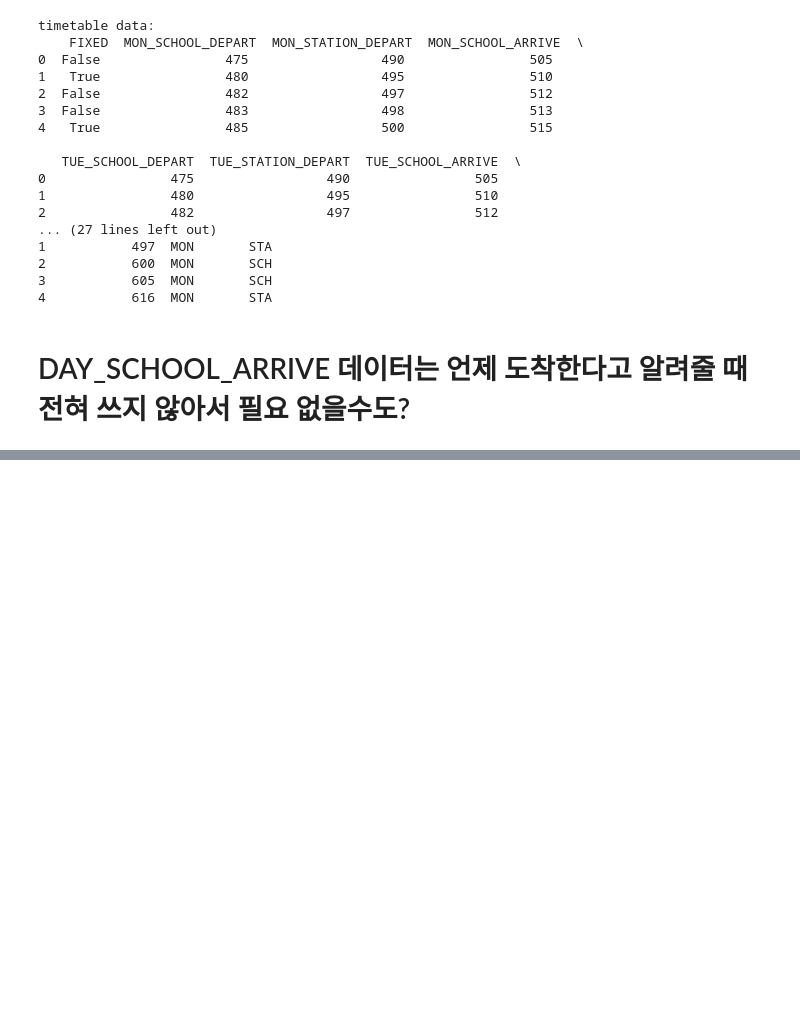
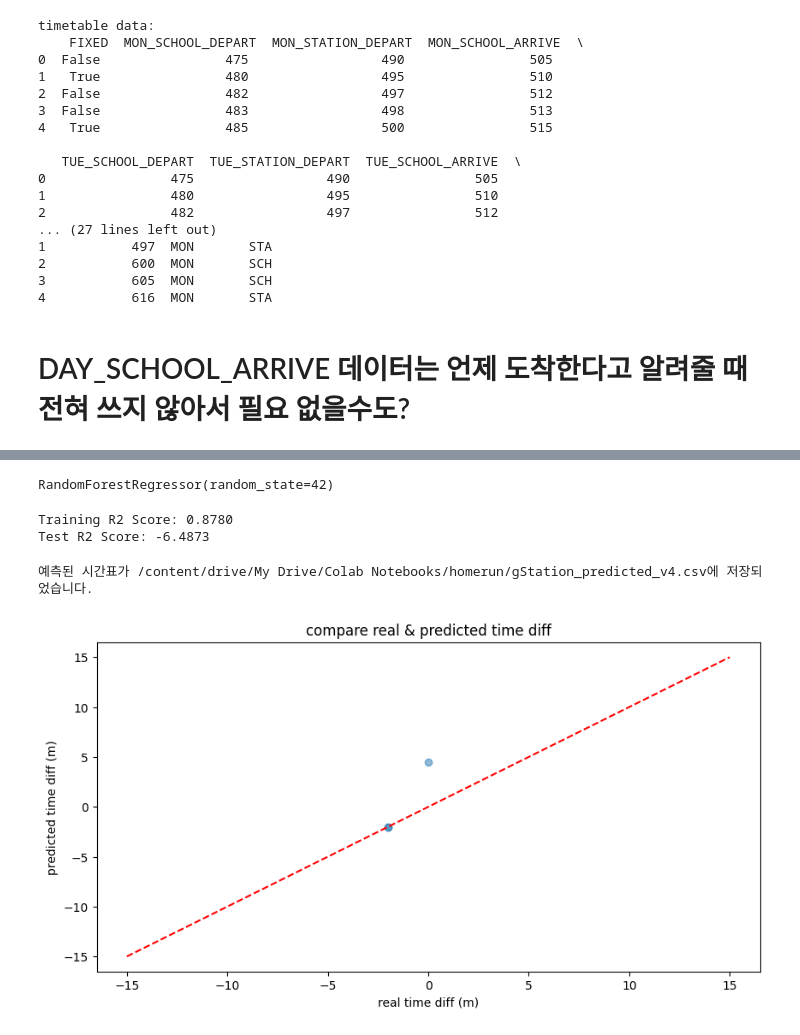
Before and after one commit to ijodea/shuttle_model, a Jupyter notebook: code/shuttle_model_v4.ipynb, the cells around one changed output, grey strips where cells are left out. Drawn from its saved outputs; the diff is of its cells as text; code cells hidden in the pictures; blank space fills up the shorter version.

```diff
--- a/code/shuttle_model_v4.ipynb
+++ b/code/shuttle_model_v4.ipynb
@@ -180,0 +156,34 @@ training_data[:5]
+# %%
+# 3. 데이터프레임으로 변환
+df = pd.DataFrame(training_data)
+
+# 요일을 숫자로 인코딩
+day_mapping = {day: i for i, day in enumerate(days)}
+df['day'] = df['day'].map(day_mapping)
+
+# depart_at을 숫자로 인코딩
+depart_mapping = {'STA': 0, 'SCH': 1}
+df['depart_at'] = df['depart_at'].map(depart_mapping)
+# %%
+# 4. 특성과 타겟 분리
+features = ['day', 'planned_school_depart', 'planned_station_depart', 'depart_at']
+X = df[features]
+y = df['target']
+# %%
+# 5. 학습/테스트 데이터 분할
+X_train, X_test, y_train, y_test = train_test_split(X, y, test_size=0.2, random_state=42)
+# %%
+# 6. RandomForestRegressor 모델 학습
+model = RandomForestRegressor(n_estimators=100, random_state=42)
+model.fit(X_train, y_train)
+# %% [output]
+RandomForestRegressor(random_state=42)
+# %%
+# 7. 모델 평가
+train_score = model.score(X_train, y_train)
+test_score = model.score(X_test, y_test)
+print(f"Training R2 Score: {train_score:.4f}")
+print(f"Test R2 Score: {test_score:.4f}")
+# %% [output]
+Training R2 Score: 0.8780
+Test R2 Score: -6.4873
@@ -180,0 +251,24 @@ training_data[:5]
+# %%
+# 11. CSV 파일로 저장
+output_path = f'{PATH}gStation_predicted_v4.csv'
+result_df.to_csv(output_path, index=False)
+print(f"\n예측된 시간표가 {output_path}에 저장되었습니다.")
+# %% [output]
+예측된 시간표가 /content/drive/My Drive/Colab Notebooks/homerun/gStation_predicted_v4.csv에 저장되었습니다.
+# %%
+# 12. 모델 성능 시각화
+plt.figure(figsize=(10, 5))
+
+# 실제값과 예측값 비교
+y_pred = model.predict(X_test)
+plt.scatter(y_test, y_pred, alpha=0.5)
+plt.plot([-15, 15], [-15, 15], 'r--')
+plt.xlabel('real time diff (m)')
+plt.ylabel('predicted time diff (m)')
+plt.title('compare real & predicted time diff')
+
+# 그래프 저장
+plt.show()
+plt.close()
+# %% [output]
+[figure, added]
```
Also changed, not shown: parts of 8 cells of this notebook, 3 other files.
